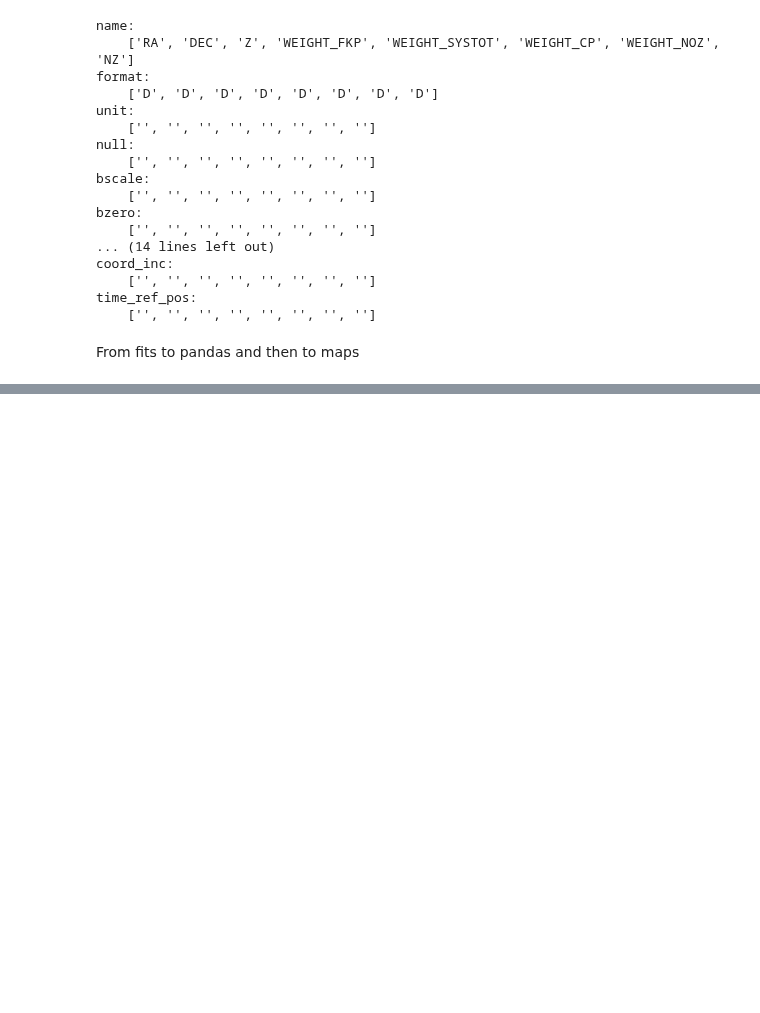
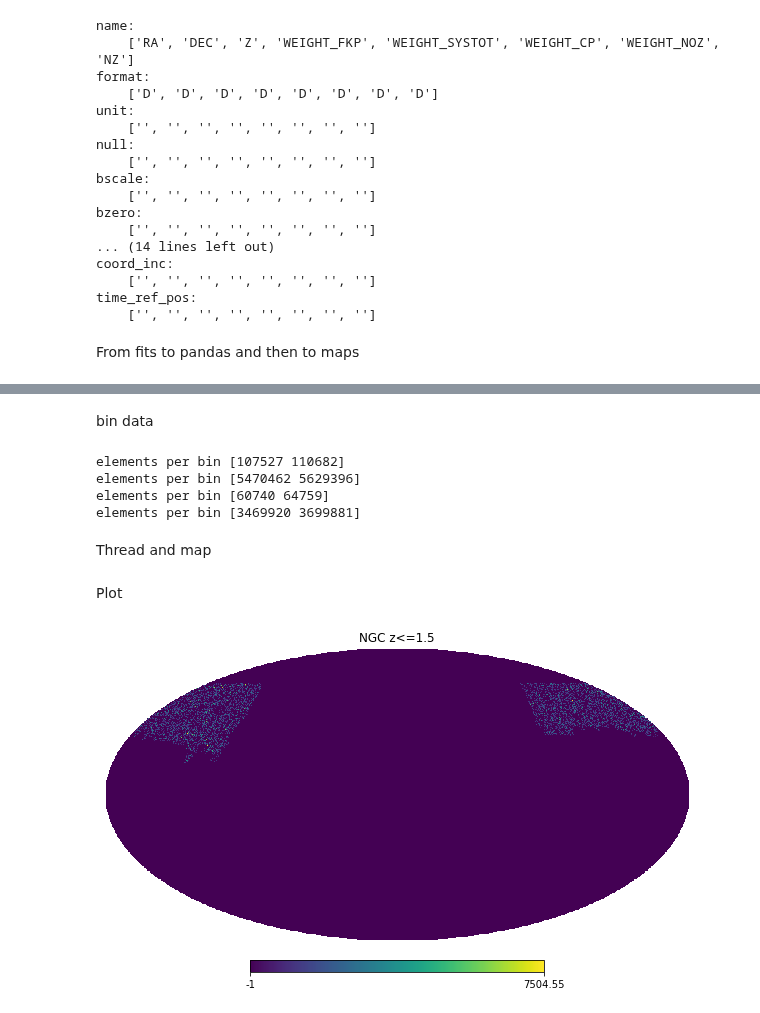
Before and after one commit to Cosmotheka/Cosmotheka, a Jupyter notebook: pipeline/eBOSS_QSO/eQuasar.ipynb, the cells around one changed output, grey strips where cells are left out. Cells and saved outputs as stored; diff of their text form; code cells hidden in the pictures; blank space fills up the shorter version.

```diff
--- a/pipeline/eBOSS_QSO/eQuasar.ipynb
+++ b/pipeline/eBOSS_QSO/eQuasar.ipynb
@@ -11,3 +11,18 @@ from astropy.table import vstack
 import collections
 import numpy as np
 import healpy as hp
+# %%
+def bin_z(field, bins_top_bounds):
+    ordered_field = field.sort_values(by=['Z'])      #Sort the pandas frame by z
+    z = ordered_field['Z'].values                    #get redshifts
+    bin_indecis = np.digitize(z, bins_top_bounds, True)         #Assing each entry in z a bin
+                                                                #Lower bound close, upper open
+
+    bin_count = np.bincount(bin_indecis)             #Counts items in each bin
+    print('elements per bin', bin_count)
+    binned_data = np.split(ordered_field, np.cumsum(bin_count))
+                                                     #np.cumsum tells us at which element the bin ends
+                                                     #then split accordingly
+
+                                                     #method creates an empty fourth bin, just remove it
+    return binned_data[:-1]
@@ -131,0 +112,28 @@ make_map(SGC_data, SGC_r_data)
+# %% [markdown]
+bin data
+# %%
+binned_NGC   = bin_z(NGC_data, [1.5])
+binned_NGC_r = bin_z(NGC_r_data, [1.5])
+binned_SGC   = bin_z(SGC_data, [1.5])
+binned_SGC_r = bin_z(SGC_r_data, [1.5])
+# %% [output]
+elements per bin [107527 110682]
+elements per bin [5470462 5629396]
+elements per bin [60740 64759]
+elements per bin [3469920 3699881]
+# %% [markdown]
+Thread and map
+# %%
+NGC_maps = []
+for i in range(len(binned_NGC)):
+    NGC_maps.append(make_map(binned_NGC[i],binned_NGC_r[i] ))
+
+SGC_maps = []
+for i in range(len(binned_SGC)):
+    SGC_maps.append(make_map(binned_SGC[i],binned_SGC_r[i] ))
+# %% [markdown]
+Plot
+# %%
+hp.visufunc.mollview(NGC_maps[0], title= 'NGC z<=1.5')
+# %% [output]
+[figure, added]
```
Also changed, not shown: parts of 8 cells of this notebook.
